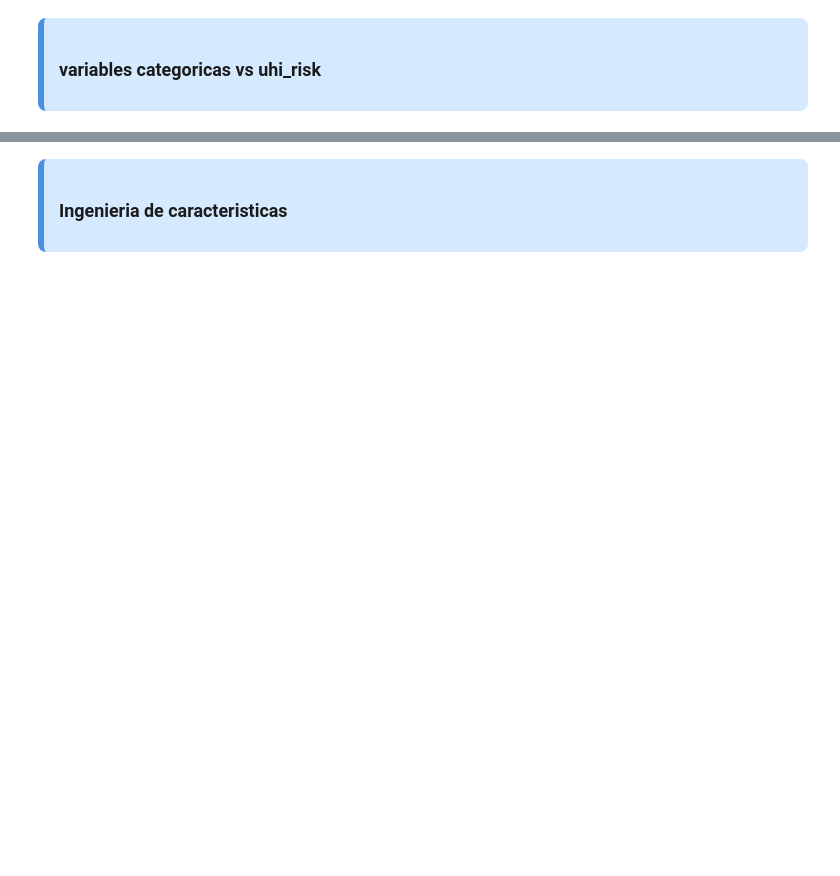
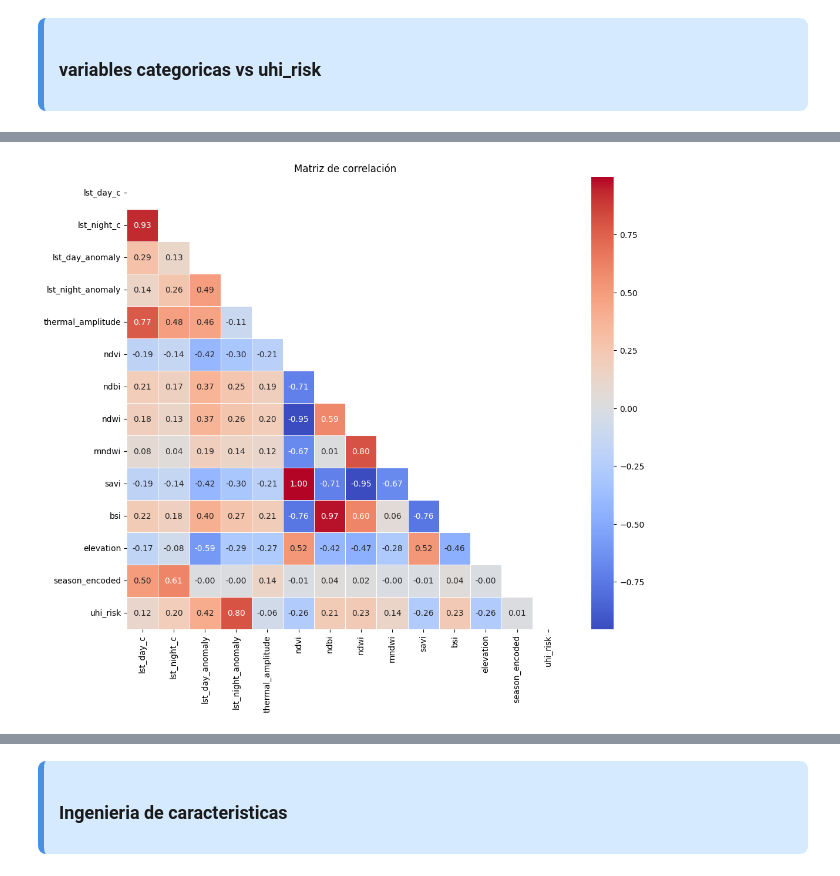
Before and after one commit to ekbalam11/ABC-final-project, a Jupyter notebook: notebooks/02_eda.ipynb, the cells around one changed output, grey strips where cells are left out. Cells and saved outputs as stored; diff of their text form; code cells hidden in the pictures; blank space fills up the shorter version.

```diff
--- a/notebooks/02_eda.ipynb
+++ b/notebooks/02_eda.ipynb
@@ -796,3 +785,79 @@ plt.show()
+# %%
+# ============================================================
+# MATRIZ DE CORRELACIÓN
+# ============================================================
+
+# Codificamos temporalmente variables categóricas únicamente para facilitar el cálculo de correlaciones.
+df_corr = df_bcn.copy()
+
+# ============================================================
+# CODIFICACIÓN TEMPORAL DE SEASON
+# ============================================================
+
+df_corr['season_encoded'] = df_corr['season'].map({
+    'winter': 0,
+    'spring': 1,
+    'summer': 2,
+    'autumn': 3
+})
+
+# ============================================================
+# SELECCIÓN DE VARIABLES RELEVANTES
+# ============================================================
+
+# Seleccionamos únicamente variables térmicas, espectrales y topográficas relevantes para
+# el análisis del fenómeno UHI.
+
+corr_vars = [
+    'lst_day_c',
+    'lst_night_c',
+    'lst_day_anomaly',
+    'lst_night_anomaly',
+    'thermal_amplitude',
+    'ndvi',
+    'ndbi',
+    'ndwi',
+    'mndwi',
+    'savi',
+    'bsi',
+    'elevation',
+    'season_encoded',
+    'uhi_risk'
+]
+
+# ============================================================
+# CÁLCULO DE MATRIZ DE CORRELACIÓN
+# ============================================================
+
+corr_matrix = df_corr[corr_vars].corr()
+
+# ============================================================
+# VISUALIZACIÓN
+# ============================================================
+
+# Creamos máscara para mostrar únicamente la mitad inferior de la matriz y evitar
+# información duplicada visualmente.
+
+mask = np.triu(
+    np.ones_like(corr_matrix, dtype=bool)
+)
+
+plt.figure(figsize=(12, 10))
+
+sns.heatmap(
+    corr_matrix,
+    mask=mask,
+    annot=True,
+    cmap='coolwarm',
+    fmt='.2f',
+    linewidths=0.5
+)
+
+plt.title('Matriz de correlación')
+
+plt.show()
+# %% [output]
+[figure, added]
 # %% [markdown]
 <div style="background-color:#fff3cd; padding:20px; border-left:8px solid #ffcc00; border-radius:8px; color:#1b1b1b;">
 
```
Also changed, not shown: parts of 21 cells of this notebook, 1 other file.
